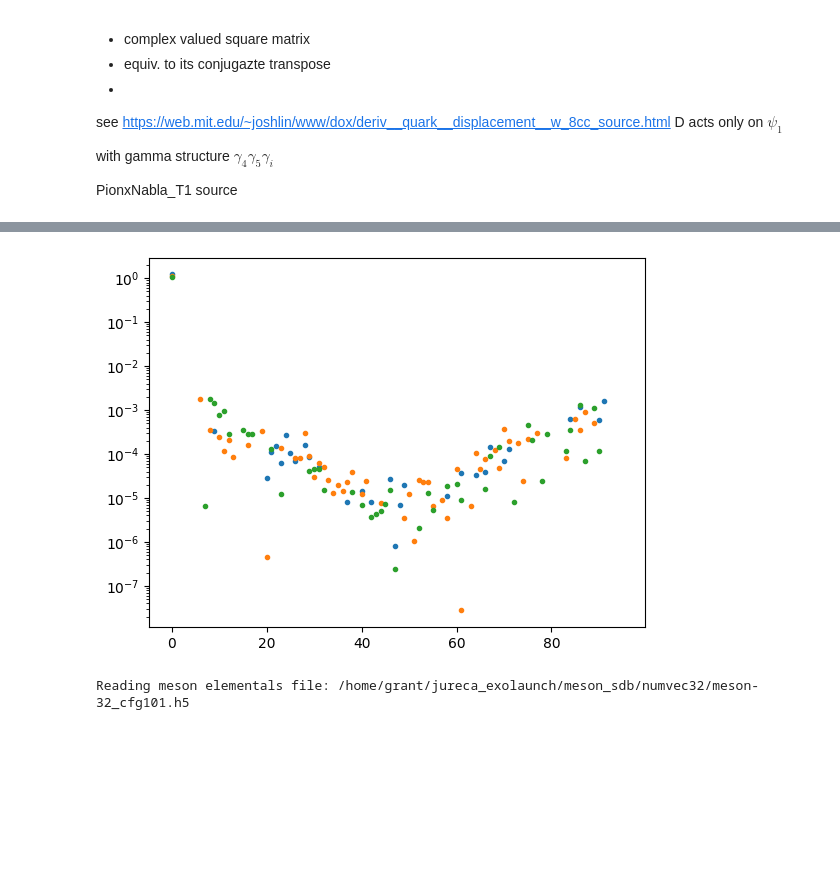
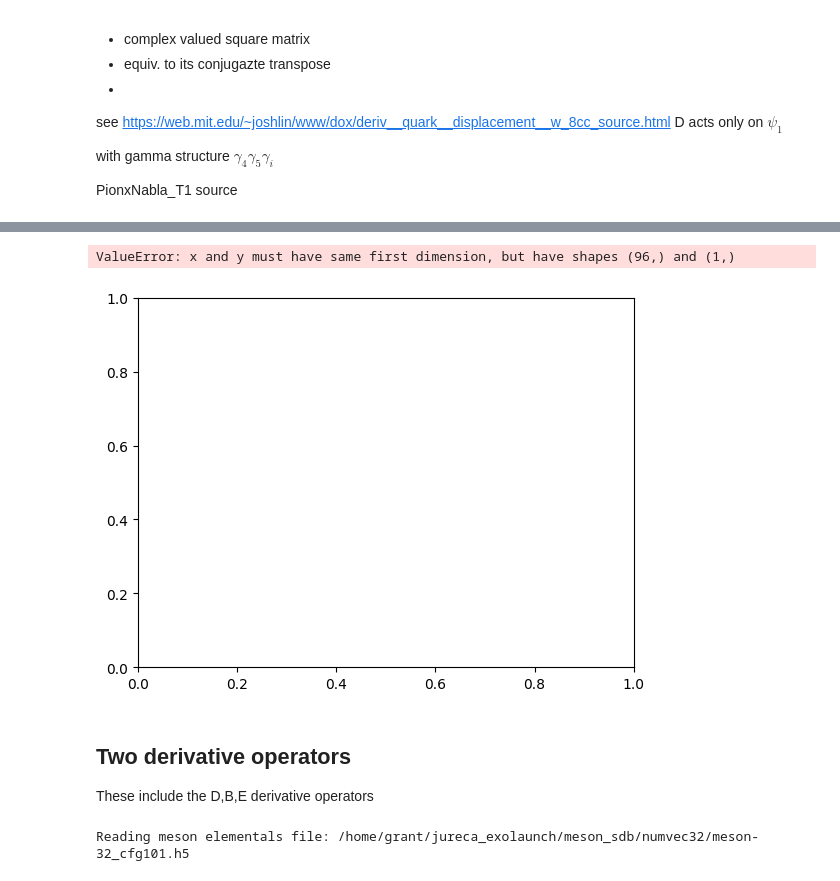
Before and after one commit to gdbrad/exotraction, a Jupyter notebook: displacement.ipynb, the cells around one changed output, grey strips where cells are left out. Saved outputs shown, nothing was run; the diff lists cells and outputs as text; code cells hidden in the pictures; blank space fills up the shorter version.

```diff
--- a/displacement.ipynb
+++ b/displacement.ipynb
@@ -282,6 +275,10 @@ Reading meson elementals file: /home/grant/jureca_exolaunch/meson_sdb/numvec32/m
 # %%
 import matplotlib.pyplot as plt
-plt.plot(np.arange(Lt), pix_nabla.real[:, :], '.')
+plt.plot(np.arange(Lt),pion, '.')
 plt.yscale('log')
 # %% [output]
+ValueError: x and y must have same first dimension, but have shapes (96,) and (1,)
-[figure, old version]
+[figure, new version]
+# %% [markdown]
+## Two derivative operators
+These include the D,B,E derivative operators
```
Also changed, not shown: parts of 2 cells of this notebook, 3 other files.
